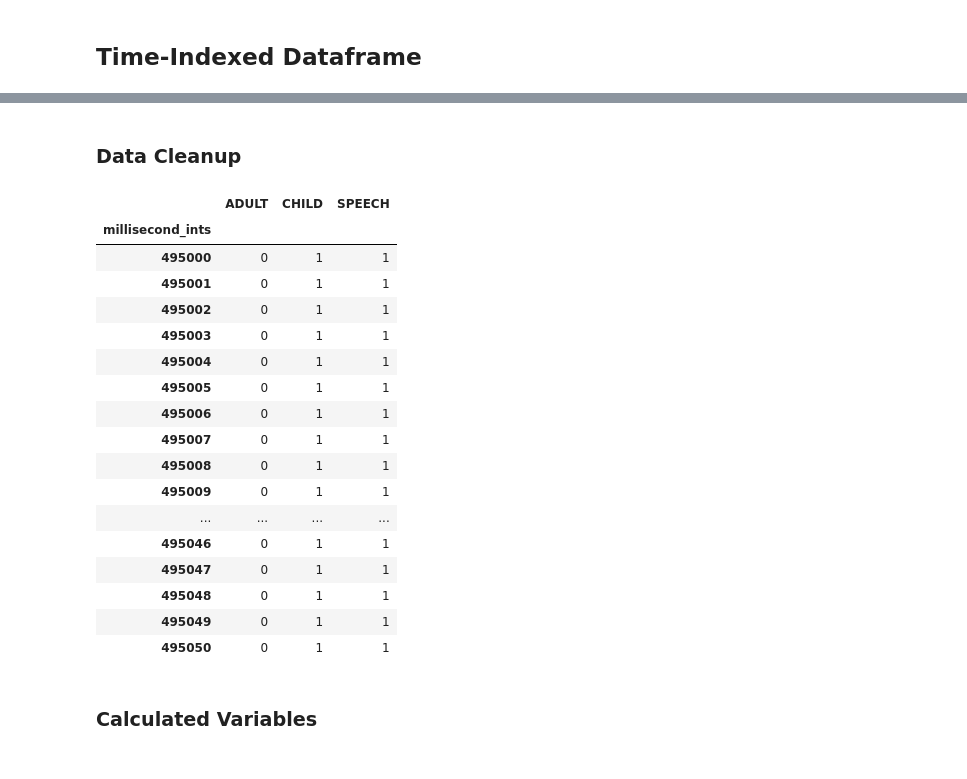
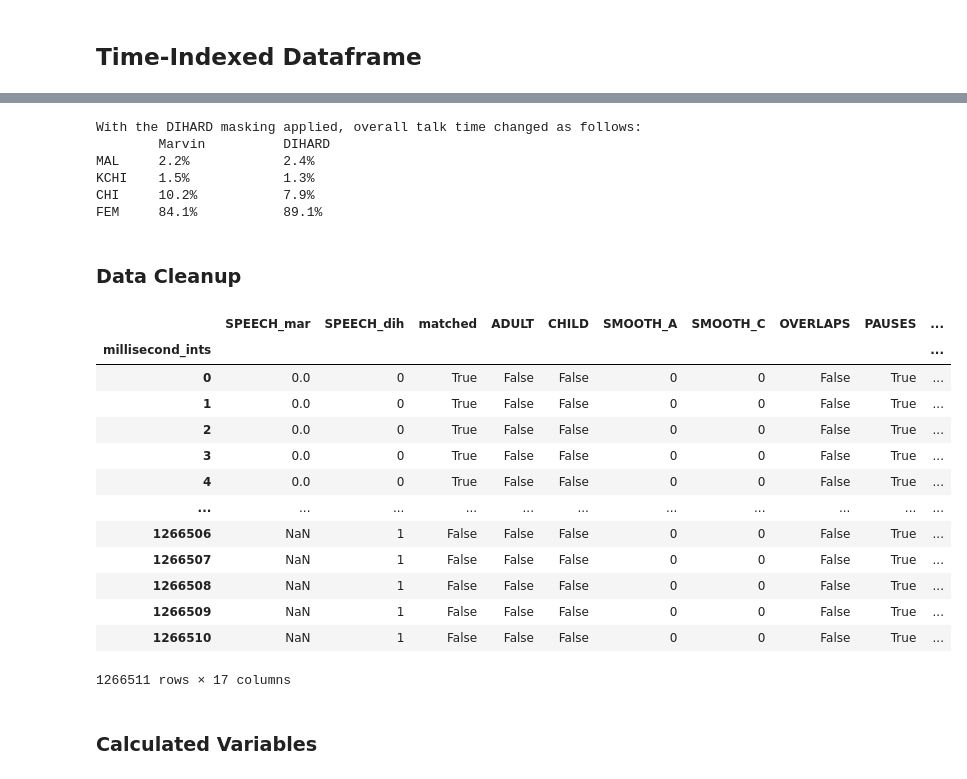
Before and after one commit to raybuhr/teacherprints, a Jupyter notebook: merging_marvin_and_bruce.ipynb, the cells around one changed output, grey strips where cells are left out. Cells and saved outputs as stored; diff of their text form; code cells hidden in the pictures.

```diff
--- a/merging_marvin_and_bruce.ipynb
+++ b/merging_marvin_and_bruce.ipynb
@@ -350,2 +429,20 @@ result.shape
+# %%
+print('With the DIHARD masking applied, overall talk time changed as follows:')
+print('\tMarvin\t\tDIHARD')
+for col in ['MAL', 'KCHI', 'CHI', 'FEM']:
+    mar_count = combined[combined['SPEECH_mar']==True][col].sum()
+    mar_speech = combined['SPEECH_mar'].sum()
+    mar_pct = mar_count / mar_speech
+    dih_count = combined[combined['SPEECH_dih']==True][col].sum()
+    dih_speech = combined['SPEECH_dih'].sum()
+    dih_pct = dih_count / dih_speech
+    print(f'{col}\t{round(100 * mar_pct, 1)}%\t\t{round(100 * dih_pct, 1)}%')
+# %% [output]
+With the DIHARD masking applied, overall talk time changed as follows:
+        Marvin          DIHARD
+MAL     2.2%            2.4%
+KCHI    1.5%            1.3%
+CHI     10.2%           7.9%
+FEM     84.1%           89.1%
 # %% [markdown]
 ### Data Cleanup
@@ -355,4 +449,22 @@ result = result.drop(['base_col', 'SPEECH'], axis=1).fillna(0)
+# %%
+def ConsolidateLabels(input_df,
+                      label_dict = {'ADULT': ['MAL', 'FEM'],
+                                    'CHILD': ['CHI', 'KCHI']},
+                      verbose    = True):
+    """ Given a DF containing one-hot encoded columns and
+        a dictionary with the desired consolidation labels as keys
+        and the source columns as values in lists, consolidate
+        the labels
+    """
+
+    for target in label_dict:
+        sources = [src for src in label_dict[target]]
+        input_df[target] = np \
+            .where(input_df[sources].sum(axis=1) > 0, True, False)
+
+    return input_df
 # %%
-# Combine MAL/FEM and KCHI/CHI
-result['ADULT'] = result.apply(lambda x: 0 if (x['MAL']==0 and x['FEM']==0) else 1, axis=1)
-result['CHILD'] = result.apply(lambda x: 0 if (x['KCHI']==0 and x['CHI']==0) else 1, axis=1)
+# Replaces 'Combine MAL/FEM and KCHI/CHI'
+# result['ADULT'] = result.apply(lambda x: 0 if (x['MAL']==0 and x['FEM']==0) else 1, axis=1)
+# result['CHILD'] = result.apply(lambda x: 0 if (x['KCHI']==0 and x['CHI']==0) else 1, axis=1)
+new_df = ConsolidateLabels(combined)
@@ -380,26 +502,22 @@ result['SMOOTH_C'] = np.where((child_window_back >= 1) & (child_window_for >= 1)
 # %%
 # Combine SMOOTH_A and SMOOTH_C columns
 result['SMOOTH_S'] = result.apply(lambda x: 0 if (x['SMOOTH_A']==0 and x['SMOOTH_C']==0) else 1, axis=1)
-# %%
-result.loc[495000:495050,]
-# %% [output]
-|  | ADULT | CHILD | SPEECH |
-| millisecond_ints |  |  |  |
-| 495000 | 0 | 1 | 1 |
-| 495001 | 0 | 1 | 1 |
-| 495002 | 0 | 1 | 1 |
-| 495003 | 0 | 1 | 1 |
-| 495004 | 0 | 1 | 1 |
-| 495005 | 0 | 1 | 1 |
-| 495006 | 0 | 1 | 1 |
-| 495007 | 0 | 1 | 1 |
-| 495008 | 0 | 1 | 1 |
-| 495009 | 0 | 1 | 1 |
-| ... | ... | ... | ... |
-| 495046 | 0 | 1 | 1 |
-| 495047 | 0 | 1 | 1 |
-| 495048 | 0 | 1 | 1 |
-| 495049 | 0 | 1 | 1 |
-| 495050 | 0 | 1 | 1 |
+# %%
+ConsolidateLabels(new_df, {'SMOOTH_S': ['SMOOTH_A', 'SMOOTH_C']})
+# %% [output]
+|  | SPEECH_mar | SPEECH_dih | matched | ADULT | CHILD | SMOOTH_A | SMOOTH_C | OVERLAPS | PAUSES | ... |
+| millisecond_ints |  |  |  |  |  |  |  |  |  | ... |
+| 0 | 0.0 | 0 | True | False | False | 0 | 0 | False | True | ... |
+| 1 | 0.0 | 0 | True | False | False | 0 | 0 | False | True | ... |
+| 2 | 0.0 | 0 | True | False | False | 0 | 0 | False | True | ... |
+| 3 | 0.0 | 0 | True | False | False | 0 | 0 | False | True | ... |
+| 4 | 0.0 | 0 | True | False | False | 0 | 0 | False | True | ... |
+| ... | ... | ... | ... | ... | ... | ... | ... | ... | ... | ... |
+| 1266506 | NaN | 1 | False | False | False | 0 | 0 | False | True | ... |
+| 1266507 | NaN | 1 | False | False | False | 0 | 0 | False | True | ... |
+| 1266508 | NaN | 1 | False | False | False | 0 | 0 | False | True | ... |
+| 1266509 | NaN | 1 | False | False | False | 0 | 0 | False | True | ... |
+| 1266510 | NaN | 1 | False | False | False | 0 | 0 | False | True | ... |
+1266511 rows × 17 columns
 # %% [markdown]
 ### Calculated Variables
```
Also changed, not shown: parts of 58 cells of this notebook.
